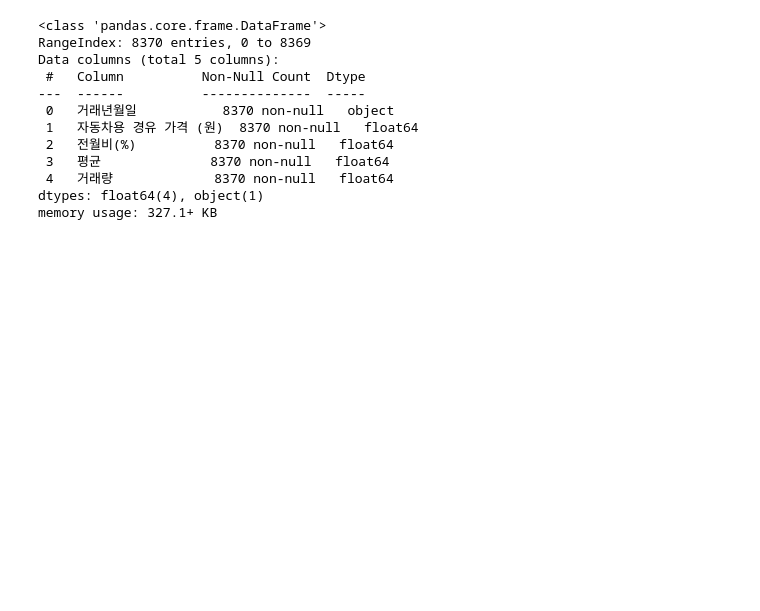
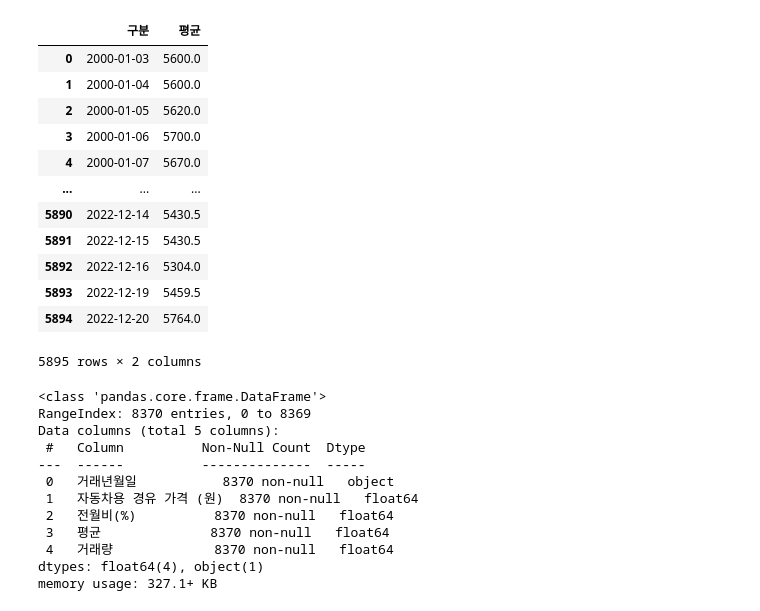
Before and after one commit to Kim-Hyunah/Final_Predict_Agricultural, a Jupyter notebook: predict_price_hy.ipynb, the cells around one changed output. Cells and saved outputs as stored; diff of their text form; code cells hidden in the pictures; blank space fills up the shorter version.

```diff
--- a/predict_price_hy.ipynb
+++ b/predict_price_hy.ipynb
@@ -15 +27,19 @@ warnings.filterwarnings('ignore')
+# %%
+# 배추 가격과 일자만 있는 데이터
+test2 = pd.read_csv('data/price/price_baechoo.csv')
+test2
+# %% [output]
+|  | 구분 | 평균 |
+| 0 | 2000-01-03 | 5600.0 |
+| 1 | 2000-01-04 | 5600.0 |
+| 2 | 2000-01-05 | 5620.0 |
+| 3 | 2000-01-06 | 5700.0 |
+| 4 | 2000-01-07 | 5670.0 |
+| ... | ... | ... |
+| 5890 | 2022-12-14 | 5430.5 |
+| 5891 | 2022-12-15 | 5430.5 |
+| 5892 | 2022-12-16 | 5304.0 |
+| 5893 | 2022-12-19 | 5459.5 |
+| 5894 | 2022-12-20 | 5764.0 |
+5895 rows × 2 columns
 # %%
```
Also changed, not shown: parts of 24 cells of this notebook.
